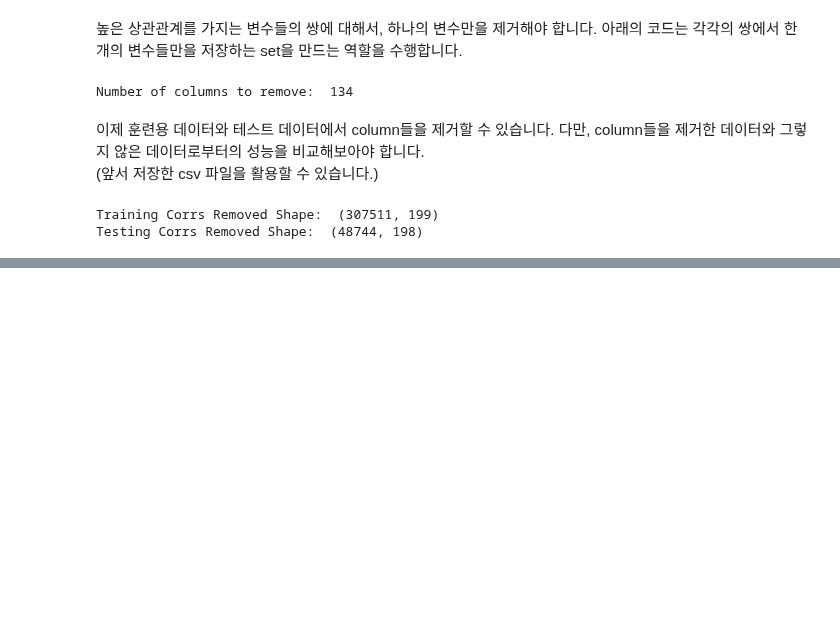
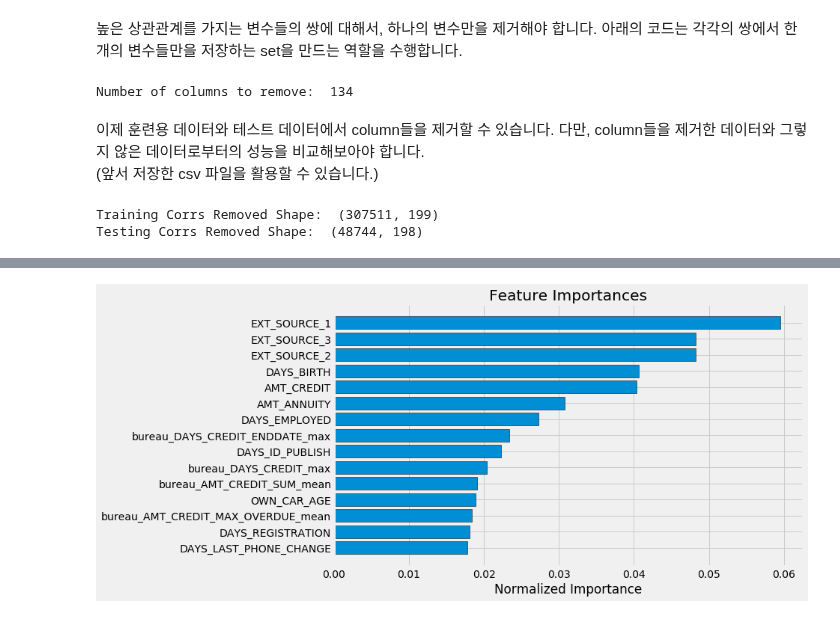
Before and after one commit to suhyun-cho/Dive-to-Kaggle, a Jupyter notebook: Home credit default risk/Home Credit Default Risk.ipynb, the cells around one changed output, grey strips where cells are left out. Saved outputs shown, nothing was run; the diff lists cells and outputs as text; code cells hidden in the pictures; blank space fills up the shorter version.

```diff
--- a/Home credit default risk/Home Credit Default Risk.ipynb
+++ b/Home credit default risk/Home Credit Default Risk.ipynb
@@ -969,0 +1409,2 @@ test_corrs_removed.to_csv('test_bureau_corrs_removed.csv', index = False)
+# %%
+submission_corrs, fi_corrs, metrics_corr = model(train_corrs_removed, test_corrs_removed)
@@ -969,0 +1439,4 @@ test_corrs_removed.to_csv('test_bureau_corrs_removed.csv', index = False)
+# %%
+fi_corrs_sorted = plot_feature_importance(fi_corrs)
+# %% [output]
+[figure, added]
```
Also changed, not shown: parts of 36 cells of this notebook.
